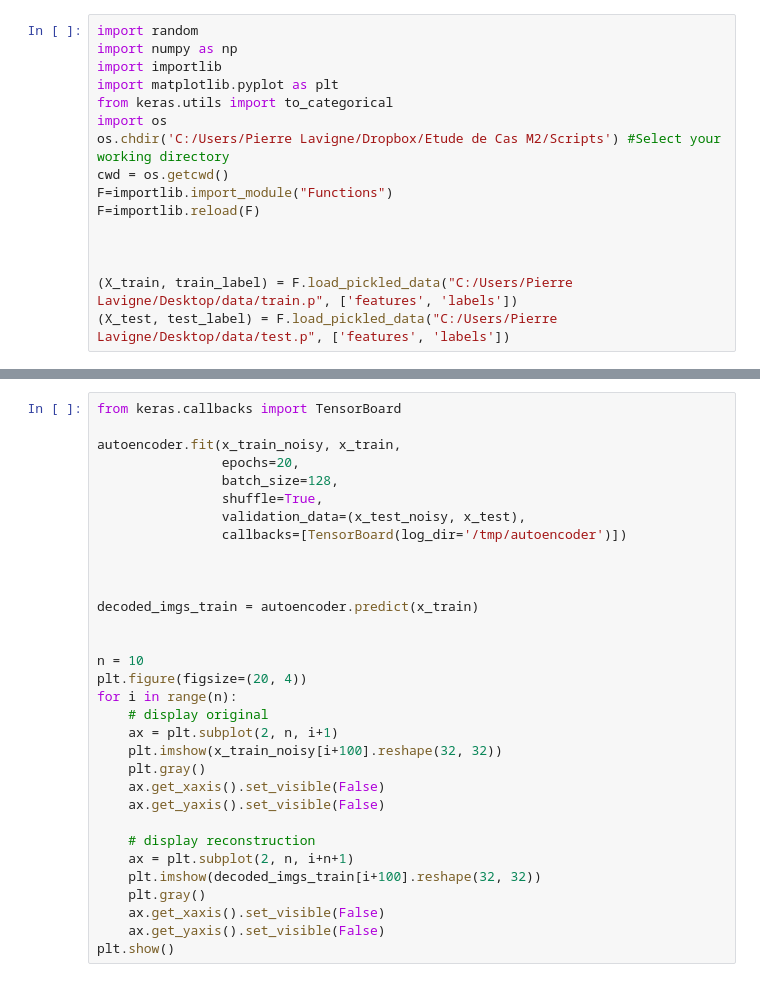
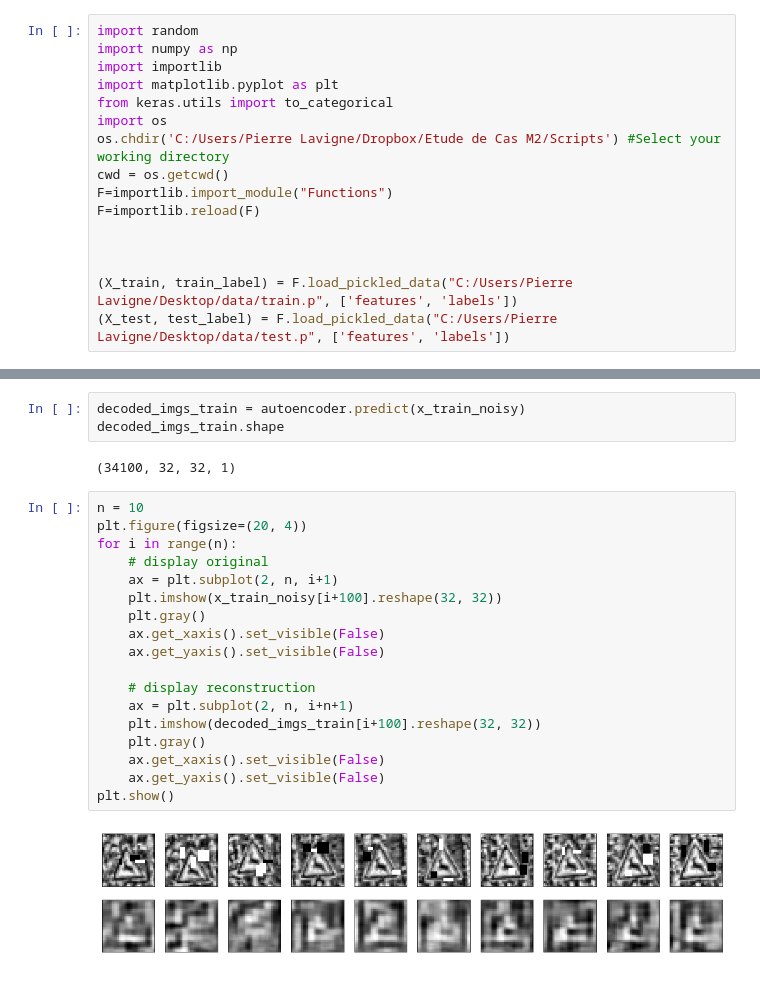
Before and after one commit to zslydr/Etude-de-cas-M2, a Jupyter notebook: Notebooks/Autoencoder as a solution to our problem.ipynb, the cells around one changed output, grey strips where cells are left out. Drawn from its saved outputs; the diff is of its cells as text.

```diff
--- a/Notebooks/Autoencoder as a solution to our problem.ipynb
+++ b/Notebooks/Autoencoder as a solution to our problem.ipynb
@@ -102,35 +153,28 @@ autoencoder.summary()
+# %%
+decoded_imgs_train = autoencoder.predict(x_train_noisy)
+decoded_imgs_train.shape
+# %% [output]
+(34100, 32, 32, 1)
 # %%
-from keras.callbacks import TensorBoard
-
-autoencoder.fit(x_train_noisy, x_train,
-                epochs=20,
-                batch_size=128,
-                shuffle=True,
-                validation_data=(x_test_noisy, x_test),
-                callbacks=[TensorBoard(log_dir='/tmp/autoencoder')])
-
-
-
-decoded_imgs_train = autoencoder.predict(x_train)
-
-
 n = 10
 plt.figure(figsize=(20, 4))
 for i in range(n):
     # display original
     ax = plt.subplot(2, n, i+1)
     plt.imshow(x_train_noisy[i+100].reshape(32, 32))
     plt.gray()
     ax.get_xaxis().set_visible(False)
     ax.get_yaxis().set_visible(False)
 
     # display reconstruction
     ax = plt.subplot(2, n, i+n+1)
     plt.imshow(decoded_imgs_train[i+100].reshape(32, 32))
     plt.gray()
     ax.get_xaxis().set_visible(False)
     ax.get_yaxis().set_visible(False)
 plt.show()
+# %% [output]
+[figure, added]
 # %%
 import keras
 from keras.models import Sequential
```
Also changed, not shown: parts of 8 cells of this notebook.
